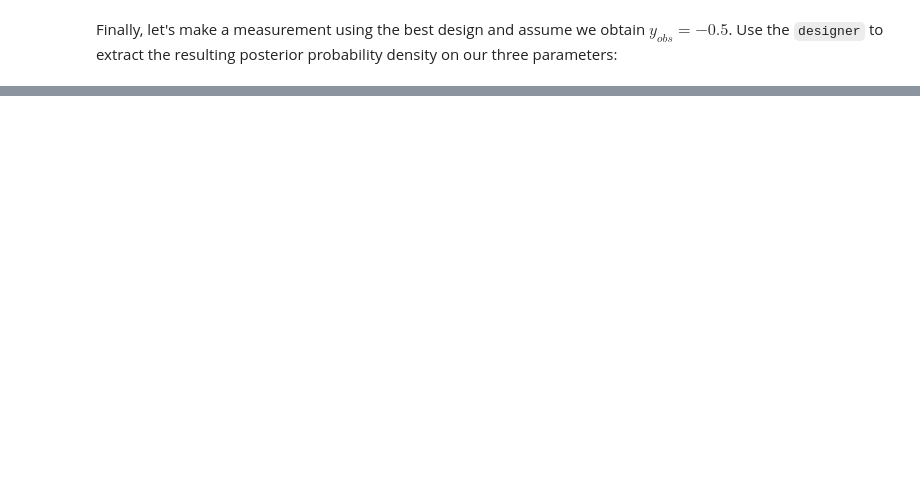
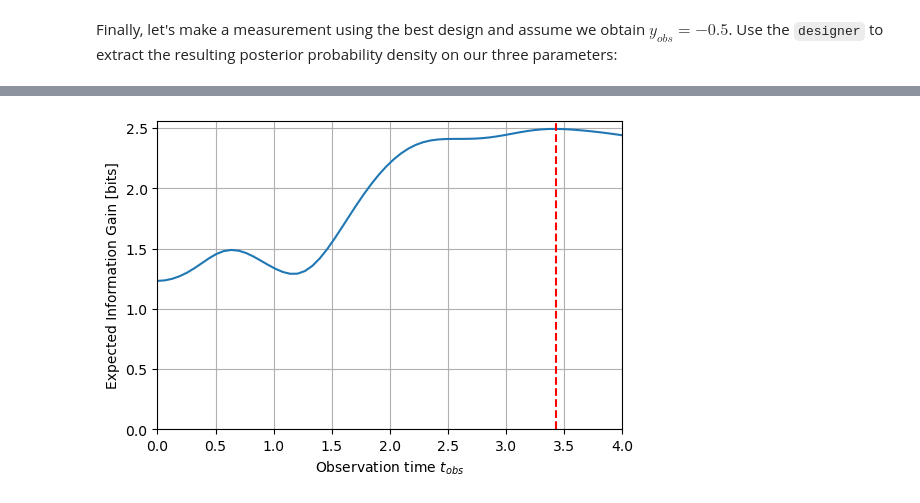
Before and after one commit to dkirkby/bayesdesign, a Jupyter notebook: examples/MultiParameter.ipynb, the cells around one changed output, grey strips where cells are left out. Saved outputs shown, nothing was run; the diff lists cells and outputs as text; code cells hidden in the pictures; blank space fills up the shorter version.

```diff
--- a/examples/MultiParameter.ipynb
+++ b/examples/MultiParameter.ipynb
@@ -80,0 +81,9 @@ cornerPlot(post, params);
+# %%
+fig, ax = plt.subplots(figsize=(6, 4))
+ax.plot(designs.t_obs, designer.EIG)
+ax.set(xlabel='Observation time $t_{obs}$', xlim=designs.extent('t_obs'),
+       ylabel='Expected Information Gain [bits]', ylim=(0, None))
+ax.axvline(best['t_obs'], color='red', linestyle='--')
+ax.grid();
+# %% [output]
+[figure, added]
```
Also changed, not shown: parts of 10 cells of this notebook.
